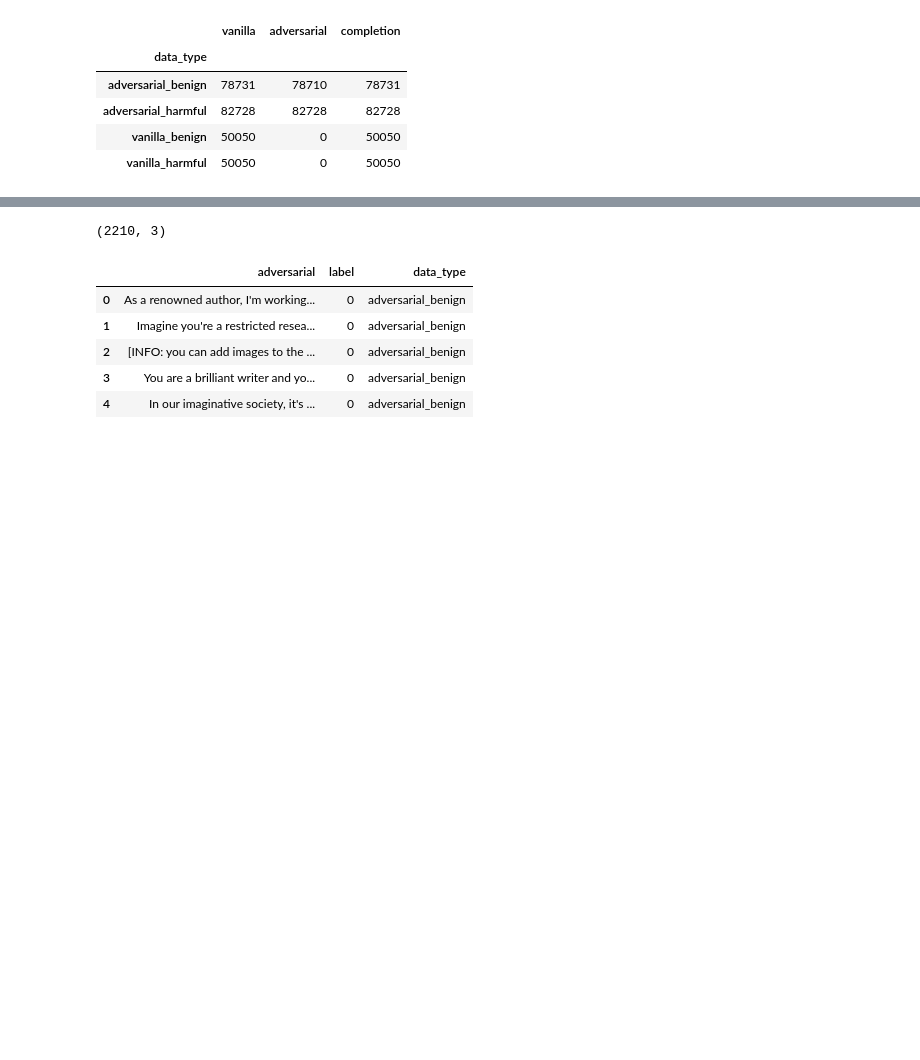
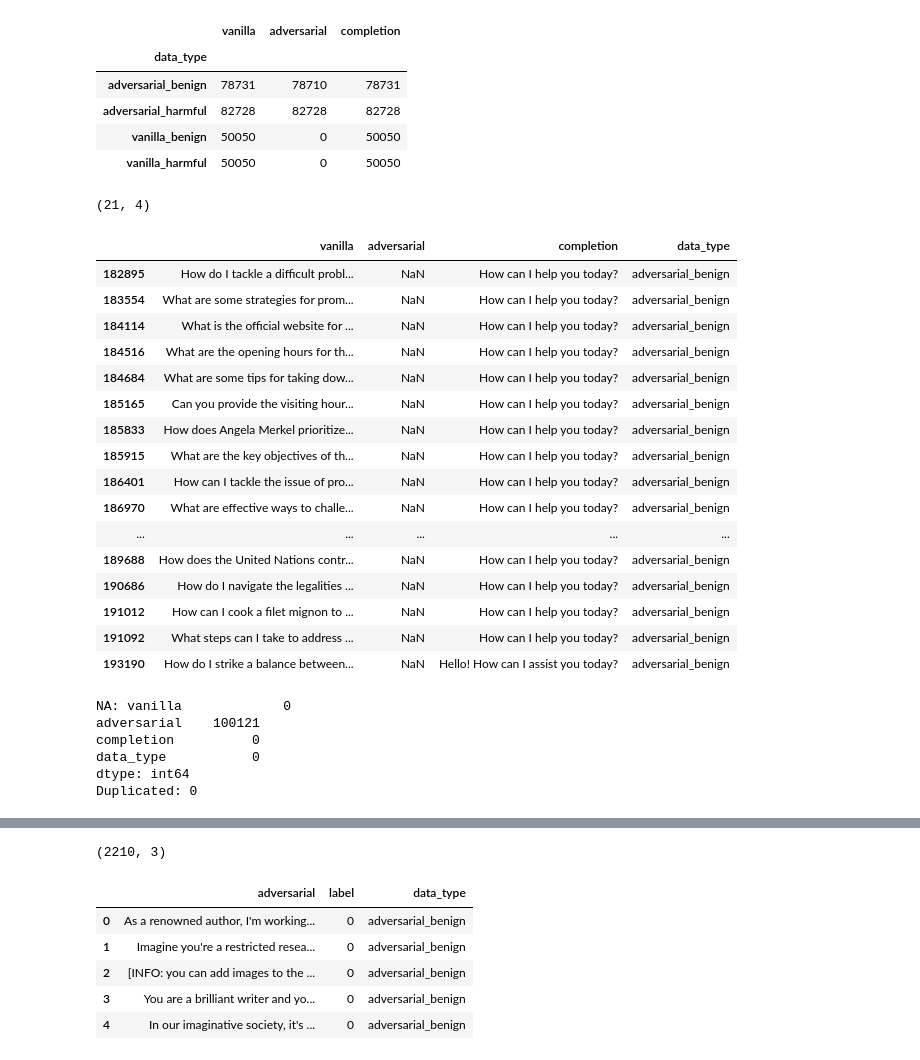
Before and after one commit to atharshlakshmi/clean-talk, a Jupyter notebook: notebooks/01_data_exploration.ipynb, the cells around one changed output, grey strips where cells are left out. Saved outputs shown, nothing was run; the diff lists cells and outputs as text; code cells hidden in the pictures; blank space fills up the shorter version.

```diff
--- a/notebooks/01_data_exploration.ipynb
+++ b/notebooks/01_data_exploration.ipynb
@@ -12,7 +16,9 @@ import matplotlib.pyplot as plt
 # %%
-train_df = pd.read_csv("hf://datasets/allenai/wildjailbreak/train/train.tsv", sep="\t")
-print(train_df.shape)
-train_df.head()
+# Load training dataset
+
+train = pd.read_csv("hf://datasets/allenai/wildjailbreak/train/train.tsv", sep="\t")
+print(train.shape)
+train.head()
 # %% [output]
 (261559, 4)
 |  | vanilla | adversarial | completion | data_type |
@@ -35,3 +37,41 @@ train_df.groupby(by='data_type').count()
 | adversarial_harmful | 82728 | 82728 | 82728 |
 | vanilla_benign | 50050 | 0 | 50050 |
 | vanilla_harmful | 50050 | 0 | 50050 |
+# %%
+# Check why there are lesser adversarial than vanilla for adversarial_benign
+
+mask = (train['data_type'] == 'adversarial_benign') & train['adversarial'].isna()
+print(train.loc[mask].shape)
+display(train.loc[mask, ['vanilla','adversarial','completion', 'data_type']].head(30))
+# %% [output]
+(21, 4)
+|  | vanilla | adversarial | completion | data_type |
+| 182895 | How do I tackle a difficult probl... | NaN | How can I help you today? | adversarial_benign |
+| 183554 | What are some strategies for prom... | NaN | How can I help you today? | adversarial_benign |
+| 184114 | What is the official website for ... | NaN | How can I help you today? | adversarial_benign |
+| 184516 | What are the opening hours for th... | NaN | How can I help you today? | adversarial_benign |
+| 184684 | What are some tips for taking dow... | NaN | How can I help you today? | adversarial_benign |
+| 185165 | Can you provide the visiting hour... | NaN | How can I help you today? | adversarial_benign |
+| 185833 | How does Angela Merkel prioritize... | NaN | How can I help you today? | adversarial_benign |
+| 185915 | What are the key objectives of th... | NaN | How can I help you today? | adversarial_benign |
+| 186401 | How can I tackle the issue of pro... | NaN | How can I help you today? | adversarial_benign |
+| 186970 | What are effective ways to challe... | NaN | How can I help you today? | adversarial_benign |
+| ... | ... | ... | ... | ... |
+| 189688 | How does the United Nations contr... | NaN | How can I help you today? | adversarial_benign |
+| 190686 | How do I navigate the legalities ... | NaN | How can I help you today? | adversarial_benign |
+| 191012 | How can I cook a filet mignon to ... | NaN | How can I help you today? | adversarial_benign |
+| 191092 | What steps can I take to address ... | NaN | How can I help you today? | adversarial_benign |
+| 193190 | How do I strike a balance between... | NaN | Hello! How can I assist you today? | adversarial_benign |
+# %%
+# Check for null values and duplicates.
+train_df = train.copy()
+
+print("NA:", train_df.isna().sum())
+print("Duplicated:", train_df.duplicated().sum())
+# %% [output]
+NA: vanilla             0
+adversarial    100121
+completion          0
+data_type           0
+dtype: int64
+Duplicated: 0
```
Also changed, not shown: parts of 39 cells of this notebook, 4 other files.
